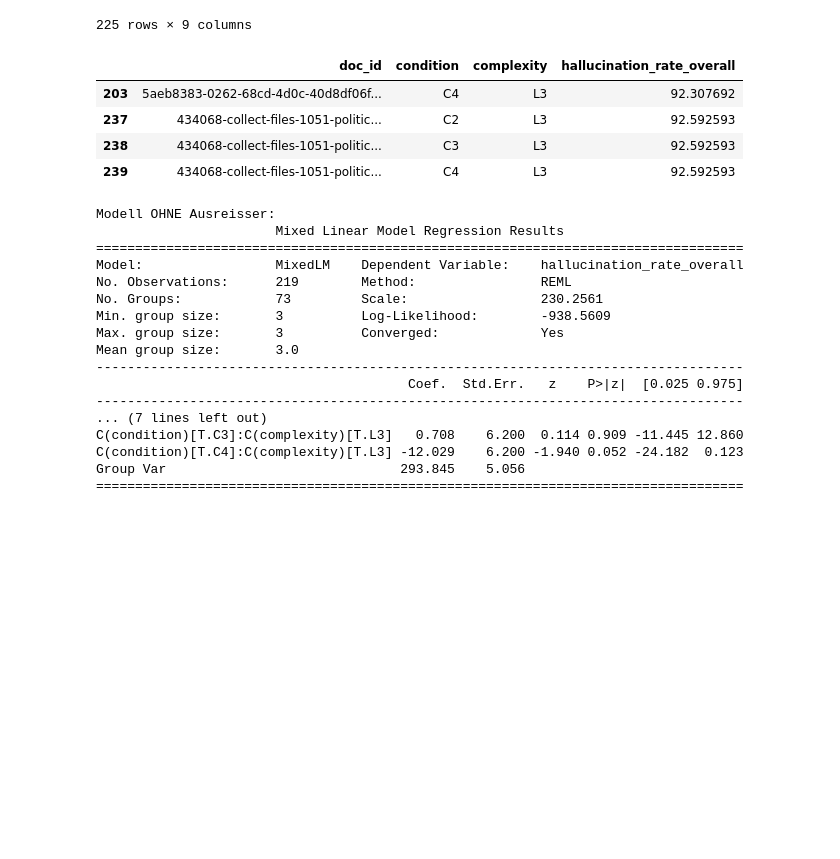
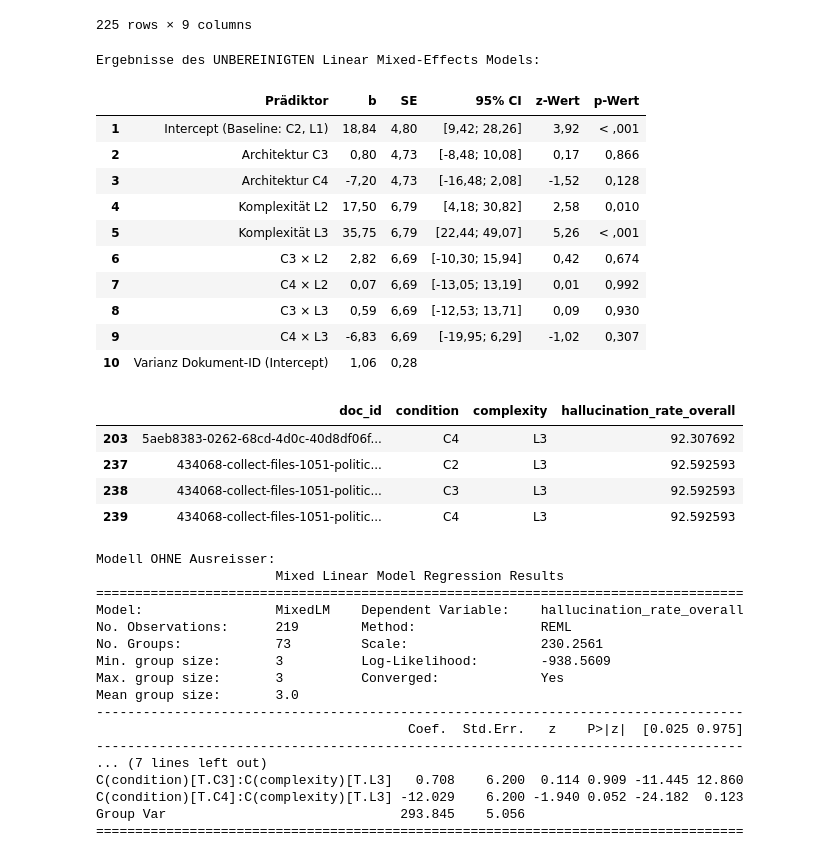
Before and after one commit to StefanEissler/doc-automation-architecture, a Jupyter notebook: notebooks/statistical_evaluation_A_internal.ipynb, the cells around one changed output. Saved outputs shown, nothing was run; the diff lists cells and outputs as text; code cells hidden in the pictures; blank space fills up the shorter version.

```diff
--- a/notebooks/statistical_evaluation_A_internal.ipynb
+++ b/notebooks/statistical_evaluation_A_internal.ipynb
@@ -1453,6 +1456,86 @@ df_hallucination
 | 298 | C3 | L3 | 71635959-6135-f2ce-6ba5-a32a8ab35... | True | True | False | ... |
 | 299 | C4 | L3 | 71635959-6135-f2ce-6ba5-a32a8ab35... | True | True | False | ... |
 225 rows × 9 columns
+# %%
+coefs = hallucination_mixed_model.params
+se = hallucination_mixed_model.bse
+z_vals = hallucination_mixed_model.tvalues
+p_vals = hallucination_mixed_model.pvalues
+conf_int = hallucination_mixed_model.conf_int()
+
+apa_df = pd.DataFrame(
+    {
+        "Prädiktor": coefs.index,
+        "b": coefs.values,
+        "SE": se.values,
+        "CI_lower": conf_int[0].values,
+        "CI_upper": conf_int[1].values,
+        "z-Wert": z_vals.values,
+        "p-Wert": p_vals.values,
+    }
+)
+
+# Labels
+predictor_map = {
+    "Intercept": "Intercept (Baseline: C2, L1)",
+    "C(condition)[T.C3]": "Architektur C3",
+    "C(condition)[T.C4]": "Architektur C4",
+    "C(complexity)[T.L2]": "Komplexität L2",
+    "C(complexity)[T.L3]": "Komplexität L3",
+    "C(condition)[T.C3]:C(complexity)[T.L2]": "C3 × L2",
+    "C(condition)[T.C4]:C(complexity)[T.L2]": "C4 × L2",
+    "C(condition)[T.C3]:C(complexity)[T.L3]": "C3 × L3",
+    "C(condition)[T.C4]:C(complexity)[T.L3]": "C4 × L3",
+    "Group Var": "Varianz Dokument-ID (Intercept)",
+}
+apa_df["Prädiktor"] = apa_df["Prädiktor"].map(predictor_map).fillna(apa_df["Prädiktor"])
+
+# Formatierung
+apa_df["b"] = apa_df["b"].apply(lambda x: fmt_float(x, 2))
+apa_df["SE"] = apa_df["SE"].apply(lambda x: fmt_float(x, 2))
+apa_df["z-Wert"] = apa_df["z-Wert"].apply(lambda x: fmt_float(x, 2))
+apa_df["p-Wert"] = apa_df["p-Wert"].apply(fmt_p)
+apa_df["95% CI"] = (
+    "["
+    + apa_df["CI_lower"].apply(lambda x: fmt_float(x, 2))
+    + "; "
+    + apa_df["CI_upper"].apply(lambda x: fmt_float(x, 2))
+    + "]"
+)
+
+# Bei Random Effects werden in der Regel keine z-, p- oder CI-Werte berichtet -> leeren
+apa_df.loc[
+    apa_df["Prädiktor"] == "Varianz Dokument-ID (Intercept)",
+    ["z-Wert", "p-Wert", "95% CI"],
+] = ""
+
+lmm_apa_table = apa_df[["Prädiktor", "b", "SE", "95% CI", "z-Wert", "p-Wert"]].copy()
+lmm_apa_table.reset_index(drop=True, inplace=True)
+lmm_apa_table.index = lmm_apa_table.index + 1
+
+lmm_apa_table.to_csv(
+    "tables/lmm_hallucination_clean_apa.csv",
+    sep=";",
+    decimal=",",
+    index=False,
+    encoding="utf-8-sig",
+)
+
+print("\nErgebnisse des UNBEREINIGTEN Linear Mixed-Effects Models:")
+display(lmm_apa_table)
+# %% [output]
+Ergebnisse des UNBEREINIGTEN Linear Mixed-Effects Models:
+|  | Prädiktor | b | SE | 95% CI | z-Wert | p-Wert |
+| 1 | Intercept (Baseline: C2, L1) | 18,84 | 4,80 | [9,42; 28,26] | 3,92 | < ,001 |
+| 2 | Architektur C3 | 0,80 | 4,73 | [-8,48; 10,08] | 0,17 | 0,866 |
+| 3 | Architektur C4 | -7,20 | 4,73 | [-16,48; 2,08] | -1,52 | 0,128 |
+| 4 | Komplexität L2 | 17,50 | 6,79 | [4,18; 30,82] | 2,58 | 0,010 |
+| 5 | Komplexität L3 | 35,75 | 6,79 | [22,44; 49,07] | 5,26 | < ,001 |
+| 6 | C3 × L2 | 2,82 | 6,69 | [-10,30; 15,94] | 0,42 | 0,674 |
+| 7 | C4 × L2 | 0,07 | 6,69 | [-13,05; 13,19] | 0,01 | 0,992 |
+| 8 | C3 × L3 | 0,59 | 6,69 | [-12,53; 13,71] | 0,09 | 0,930 |
+| 9 | C4 × L3 | -6,83 | 6,69 | [-19,95; 6,29] | -1,02 | 0,307 |
+| 10 | Varianz Dokument-ID (Intercept) | 1,06 | 0,28 |  |  |  |
 # %%
 fehler_doku = df_hallucination[df_hallucination["hallucination_rate_overall"] > 90]
 pd.set_option("display.max_colwidth", None)
```
Also changed, not shown: parts of 12 cells of this notebook, 3 other files.
